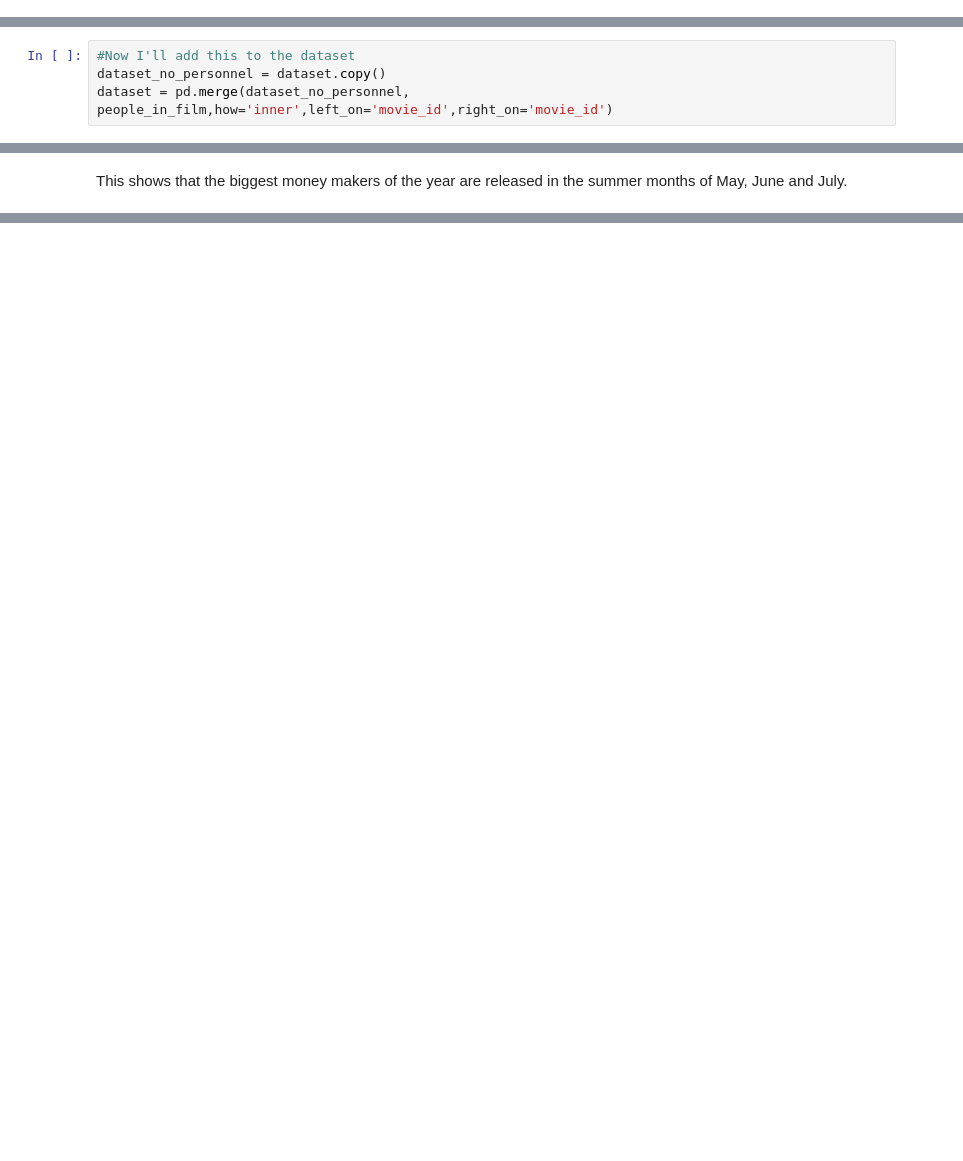
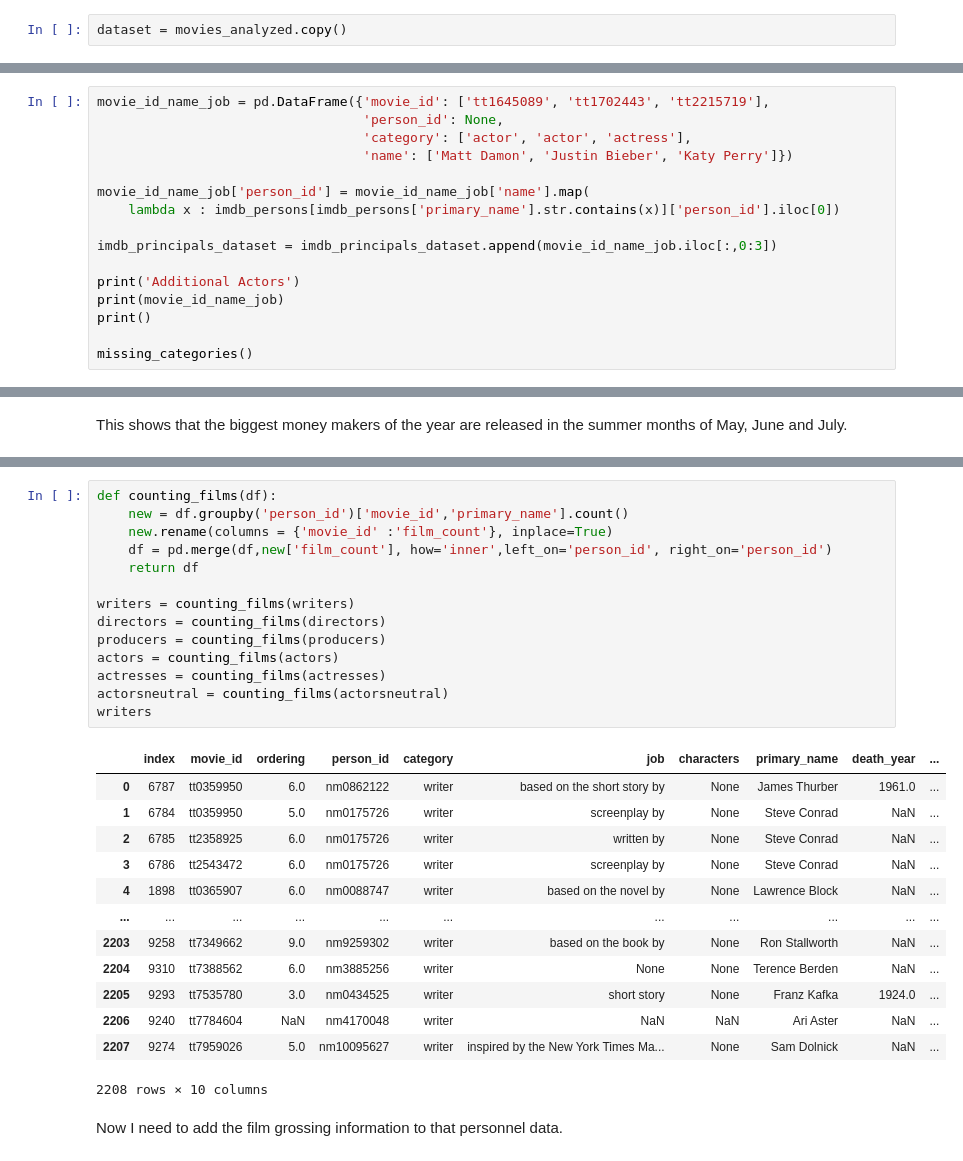
Before and after one commit to FunkyTable/Project-1-Data-Cleaning-of-Movie-Tables, a Jupyter notebook: Project_Notebook.ipynb, the cells around one changed output, grey strips where cells are left out. Saved outputs shown, nothing was run; the diff lists cells and outputs as text; blank space fills up the shorter version.

```diff
--- a/Project_Notebook.ipynb
+++ b/Project_Notebook.ipynb
@@ -665,0 +621,2 @@ dataset[['tn_release_date','tn_release_month']]
+# %%
+dataset = movies_analyzed.copy()
@@ -1466,4 +737,0 @@ people_in_film
-# %%
-#Now I'll add this to the dataset
-dataset_no_personnel = dataset.copy()
-dataset = pd.merge(dataset_no_personnel, people_in_film,how='inner',left_on='movie_id',right_on='movie_id')
@@ -1751,0 +1112,16 @@ binned_by_month
+# %%
+movie_id_name_job = pd.DataFrame({'movie_id': ['tt1645089', 'tt1702443', 'tt2215719'],
+                                  'person_id': None,
+                                  'category': ['actor', 'actor', 'actress'],
+                                  'name': ['Matt Damon', 'Justin Bieber', 'Katy Perry']})
+
+movie_id_name_job['person_id'] = movie_id_name_job['name'].map(
+    lambda x : imdb_persons[imdb_persons['primary_name'].str.contains(x)]['person_id'].iloc[0])
+
+imdb_principals_dataset = imdb_principals_dataset.append(movie_id_name_job.iloc[:,0:3])
+
+print('Additional Actors')
+print(movie_id_name_job)
+print()
+
+missing_categories()
@@ -1993,0 +1581,30 @@ And that's a wrap. I've got everything I need to create my slides now.
+# %%
+def counting_films(df):
+    new = df.groupby('person_id')['movie_id','primary_name'].count()
+    new.rename(columns = {'movie_id' :'film_count'}, inplace=True)
+    df = pd.merge(df,new['film_count'], how='inner',left_on='person_id', right_on='person_id')
+    return df
+
+writers = counting_films(writers)
+directors = counting_films(directors)
+producers = counting_films(producers)
+actors = counting_films(actors)
+actresses = counting_films(actresses)
+actorsneutral = counting_films(actorsneutral)
+writers
+# %% [output]
+|  | index | movie_id | ordering | person_id | category | job | characters | primary_name | death_year | ... |
+| 0 | 6787 | tt0359950 | 6.0 | nm0862122 | writer | based on the short story by | None | James Thurber | 1961.0 | ... |
+| 1 | 6784 | tt0359950 | 5.0 | nm0175726 | writer | screenplay by | None | Steve Conrad | NaN | ... |
+| 2 | 6785 | tt2358925 | 6.0 | nm0175726 | writer | written by | None | Steve Conrad | NaN | ... |
+| 3 | 6786 | tt2543472 | 6.0 | nm0175726 | writer | screenplay by | None | Steve Conrad | NaN | ... |
+| 4 | 1898 | tt0365907 | 6.0 | nm0088747 | writer | based on the novel by | None | Lawrence Block | NaN | ... |
+| ... | ... | ... | ... | ... | ... | ... | ... | ... | ... | ... |
+| 2203 | 9258 | tt7349662 | 9.0 | nm9259302 | writer | based on the book by | None | Ron Stallworth | NaN | ... |
+| 2204 | 9310 | tt7388562 | 6.0 | nm3885256 | writer | None | None | Terence Berden | NaN | ... |
+| 2205 | 9293 | tt7535780 | 3.0 | nm0434525 | writer | short story | None | Franz Kafka | 1924.0 | ... |
+| 2206 | 9240 | tt7784604 | NaN | nm4170048 | writer | NaN | NaN | Ari Aster | NaN | ... |
+| 2207 | 9274 | tt7959026 | 5.0 | nm10095627 | writer | inspired by the New York Times Ma... | None | Sam Dolnick | NaN | ... |
+2208 rows × 10 columns
+# %% [markdown]
+Now I need to add the film grossing information to that personnel data.
```
Also changed, not shown: parts of 261 cells of this notebook.
